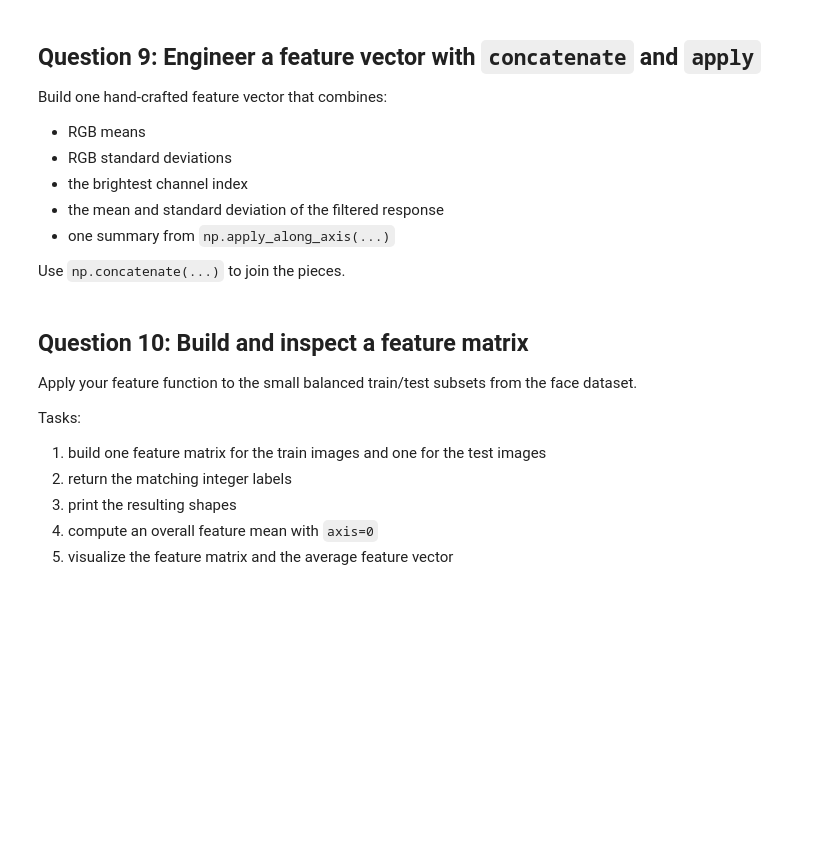
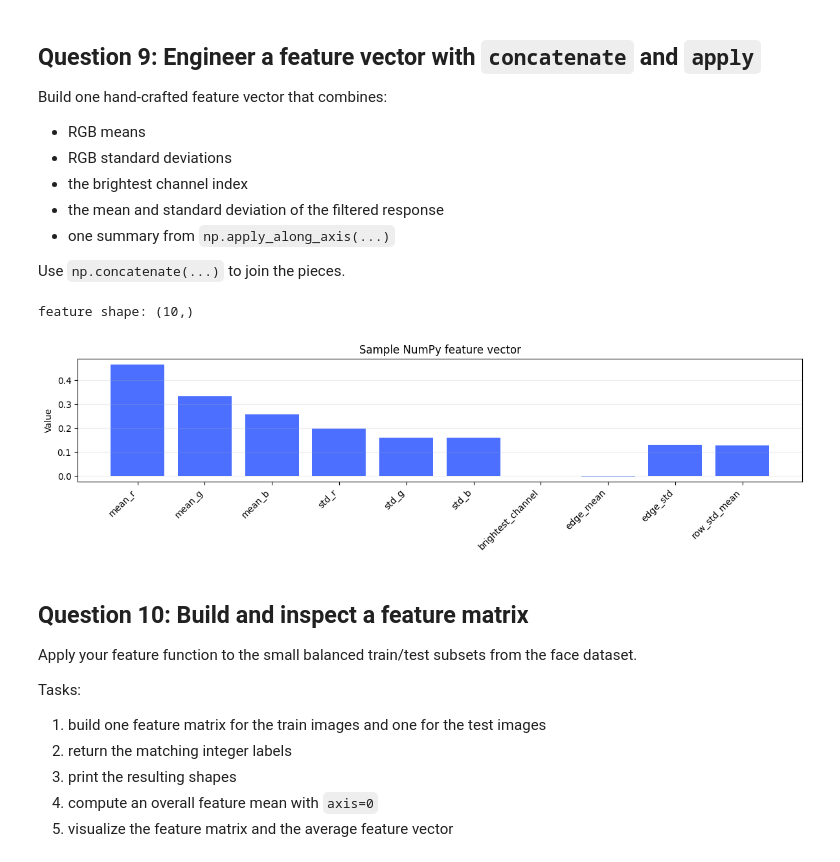
Before and after one commit to vgu-dsai-2026/lab-1-numpy-bobochann, a Jupyter notebook: notebook.ipynb, the cells around one changed output. Saved outputs shown, nothing was run; the diff lists cells and outputs as text; code cells hidden in the pictures; blank space fills up the shorter version.

```diff
--- a/notebook.ipynb
+++ b/notebook.ipynb
@@ -395,34 +429,55 @@ Use `np.concatenate(...)` to join the pieces.
 FEATURE_NAMES = [
     "mean_r",
     "mean_g",
     "mean_b",
     "std_r",
     "std_g",
     "std_b",
     "brightest_channel",
     "edge_mean",
     "edge_std",
     "row_std_mean",
 ]
 
 
 def extract_features(image: np.ndarray, kernel: np.ndarray) -> np.ndarray:
     cropped = center_crop(image, crop_size=48)
     image_float = normalize_01(cropped)
     gray = rgb_to_gray(image_float)
+
     channel_means, brightest_channel = channel_summary(image_float)
     channel_stds = image_float.std(axis=(0, 1)).astype(np.float32)
+
     filtered = convolve2d_matmul(gray, kernel)
+
+    # edge stats
+    edge_mean = np.mean(filtered)
+    edge_std = np.std(filtered)
+
+    # apply_along_axis result
     row_std_profile = np.apply_along_axis(np.std, 1, gray)
+    row_std_mean = np.mean(row_std_profile)
 
+    # combine all features
+    features = np.concatenate([
+        channel_means,
+        channel_stds,
+        np.array([brightest_channel], dtype=np.float32),
+        np.array([edge_mean, edge_std], dtype=np.float32),
+        np.array([row_std_mean], dtype=np.float32)
+    ]).astype(np.float32)
+
+    return features
     # TODO: use np.concatenate to combine the feature pieces into one float32 vector.
-    raise NotImplementedError("Build one hand-crafted feature vector.")
 
 
 sample_features = extract_features(sample_image, EDGE_KERNEL)
 print("feature shape:", sample_features.shape)
 fig, ax = plot_feature_vector(sample_features, FEATURE_NAMES, title="Sample NumPy feature vector")
 plt.show()
+# %% [output]
+feature shape: (10,)
+[figure, added]
 # %% [markdown]
 ## Question 10: Build and inspect a feature matrix
 
```
Also changed, not shown: parts of 4 cells of this notebook.
